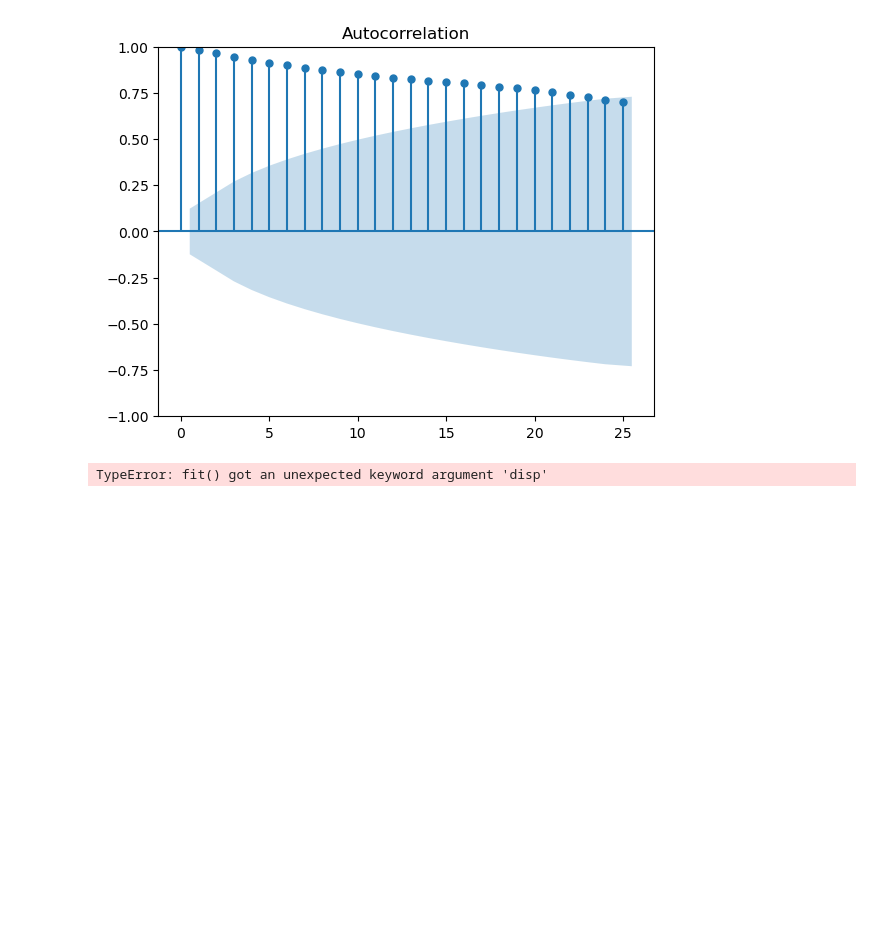
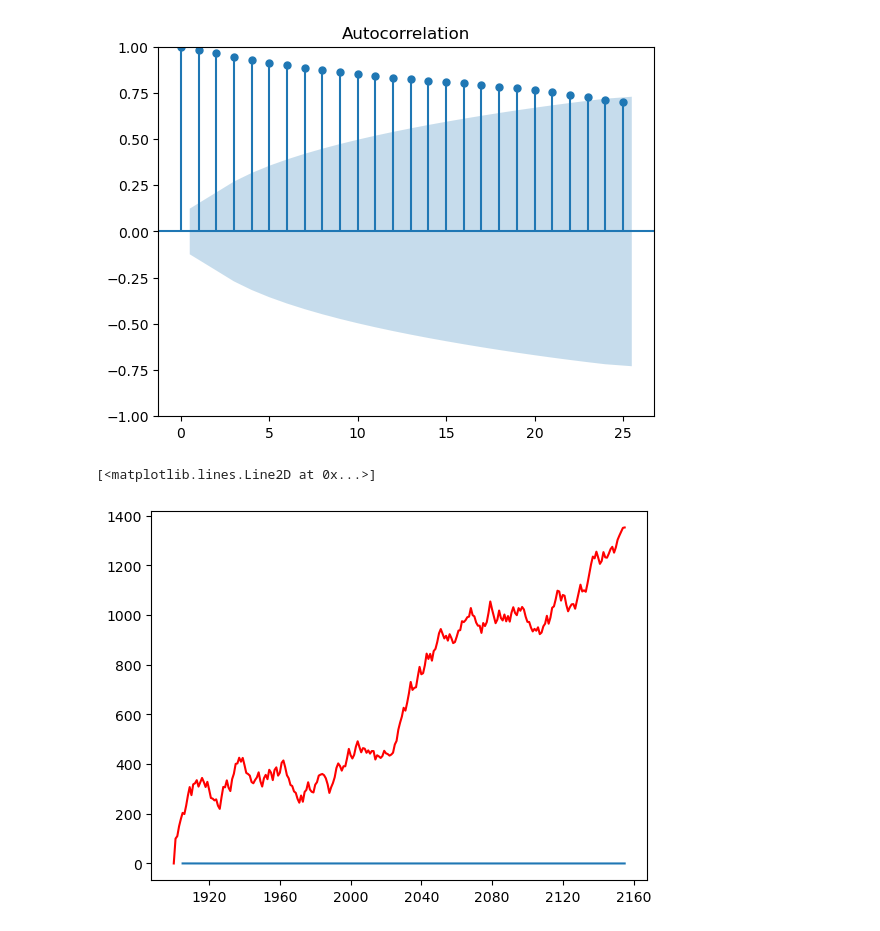
Before and after one commit to 201810610/arima, a Jupyter notebook: another.ipynb, the cells around one changed output. Cells and saved outputs as stored; diff of their text form; code cells hidden in the pictures; blank space fills up the shorter version.

```diff
--- a/another.ipynb
+++ b/another.ipynb
@@ -131,14 +131,15 @@ acf_plot = plot_acf(dataframe_log['amount'])
 # %% [output]
 [figure]
 # %%
-decomposition = seasonal_decompose(dataframe_log)
+decomposition = seasonal_decompose(dataframe)
 # model = ARIMA(dataframe_log, order=(1,0,22))
-model = smapi.tsa.arima.ARIMA(dataframe, order=(1,0,22))
+model = smapi.tsa.arima.ARIMA(dataframe, order=(2,1,2))
 results = model.fit()
 pyplot.plot(dataframe_log_shift)
 pyplot.plot(results.fittedvalues, color='red')
 # %% [output]
-TypeError: fit() got an unexpected keyword argument 'disp'
+[<matplotlib.lines.Line2D at 0x...>]
+[figure, added]
 # %%
 predictions_ARIMA_diff = pandas.Series(results.fittedvalues, copy=True)
 predictions_ARIMA_diff_cumsum = predictions_ARIMA_diff.cumsum()
```
Also changed, not shown: parts of 3 cells of this notebook.
